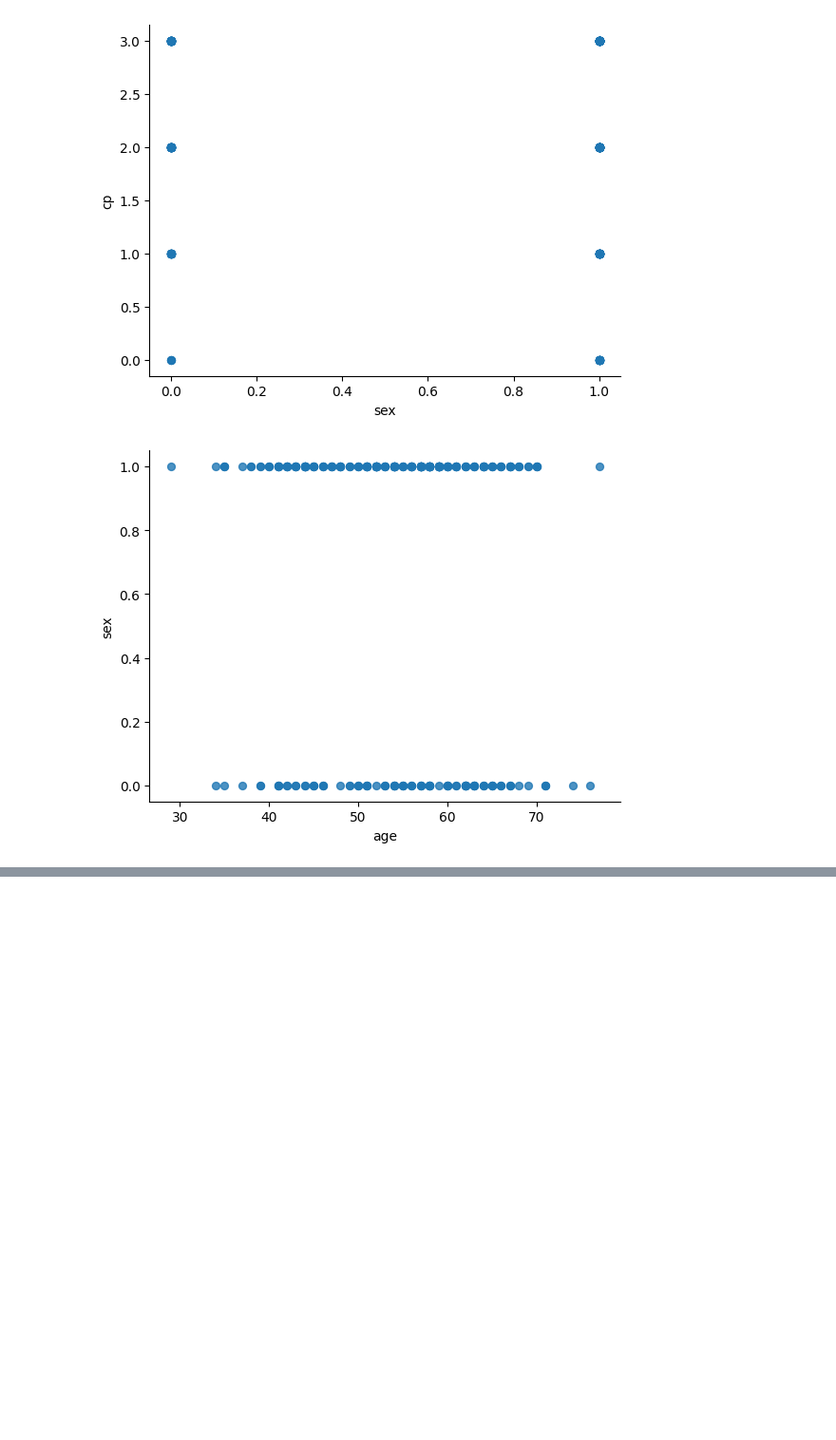
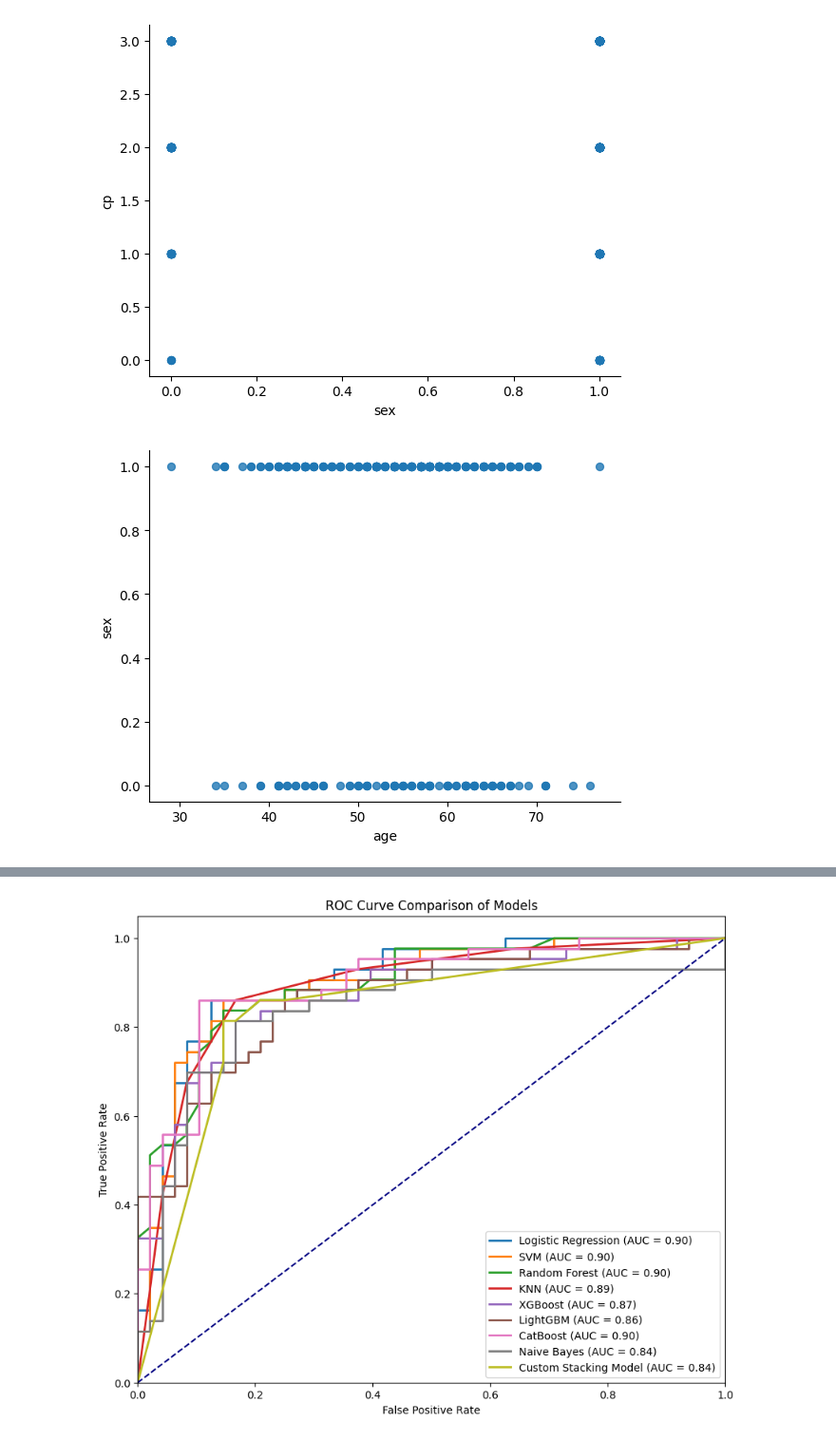
Before and after one commit to kushagra-a-singh/Cardiovascular-Diseases-Prediction, a Jupyter notebook: ML_HeartDisease.ipynb, the cells around one changed output, grey strips where cells are left out. Shown at 95% size. Cells and saved outputs as stored; diff of their text form; code cells hidden in the pictures; blank space fills up the shorter version.

Commit message:
added naive and plots with comparative analysis

```diff
--- a/ML_HeartDisease.ipynb
+++ b/ML_HeartDisease.ipynb
@@ -57,6 +84,13 @@ cleveland_df['thal'] = cleveland_df['thal'].map({1: 'normal', 2: 'fixed defect',
 # Handle categorical columns by encoding them to numbers
 cleveland_df = pd.get_dummies(cleveland_df, drop_first=True)
 
+# Replace whitespace in feature names with underscores
+cleveland_df.columns = cleveland_df.columns.str.replace(' ', '_')
+
+# Feature Engineering: Polynomial Features
+poly = PolynomialFeatures(degree=2, interaction_only=True, include_bias=False)
+X_poly = poly.fit_transform(cleveland_df.drop('target', axis=1))
+
 # Scaling the features (numerical columns)
 from sklearn.preprocessing import StandardScaler
 scaler = StandardScaler()
@@ -67,28 +101,111 @@ cleveland_df[numerical_columns] = scaler.fit_transform(cleveland_df[numerical_co
 X_cleveland = cleveland_df.drop('target', axis=1)
 y_cleveland = cleveland_df['target']
 # %%
+from sklearn.ensemble import StackingClassifier
+from sklearn.linear_model import LogisticRegression
+from sklearn.ensemble import RandomForestClassifier
+from sklearn.svm import SVC
+from sklearn.neighbors import KNeighborsClassifier
+from xgboost import XGBClassifier
+from lightgbm import LGBMClassifier
+from catboost import CatBoostClassifier
+from sklearn.metrics import classification_report, accuracy_score, roc_auc_score, confusion_matrix, roc_curve, auc
+import warnings
+warnings.filterwarnings('ignore', category=UserWarning)
+
 # Split the dataset into train and test sets
-from sklearn.model_selection import train_test_split
-
 X_train_cleveland, X_test_cleveland, y_train_cleveland, y_test_cleveland = train_test_split(X_cleveland, y_cleveland, test_size=0.3, random_state=42)
 
 # Define models
 models = {
     "Logistic Regression": LogisticRegression(),
     "SVM": SVC(probability=True),
-    "Random Forest": RandomForestClassifier(),
+    "Random Forest": RandomForestClassifier(n_estimators=100, max_depth=20, random_state=42),
     "KNN": KNeighborsClassifier(),
-    "XGBoost": GradientBoostingClassifier()
+    "XGBoost": xgb.XGBClassifier(n_estimators=100, learning_rate=0.1, max_depth=5, use_label_encoder=False, eval_metric='logloss'),
+    "LightGBM": LGBMClassifier(),
+    "CatBoost": CatBoostClassifier(silent=True),
+    "Naive Bayes": GaussianNB()
 }
 
 # Train and evaluate models on Cleveland dataset
+plt.figure(figsize=(10, 8))
+
 for model_name, model in models.items():
     model.fit(X_train_cleveland, y_train_cleveland)
     y_pred_cleveland = model.predict(X_test_cleveland)
+    y_pred_prob = model.predict_proba(X_test_cleveland)[:, 1]
+
+    # Calculate ROC curve and AUC
+    fpr, tpr, _ = roc_curve(y_test_cleveland, y_pred_prob)
+    roc_auc = auc(fpr, tpr)
+    plt.plot(fpr, tpr, lw=2, label=f'{model_name} (AUC = {roc_auc:.2f})')
     print(f"{model_name} on Cleveland Dataset:")
     print("Accuracy:", accuracy_score(y_test_cleveland, y_pred_cleveland))
     print("ROC AUC:", roc_auc_score(y_test_cleveland, model.predict_proba(X_test_cleveland)[:, 1]))
     print(classification_report(y_test_cleveland, y_pred_cleveland))
+
+# Train base models for stacking
+base_models = {
+    "Random Forest": RandomForestClassifier(n_estimators=100, max_depth=20, random_state=42),
+    "XGBoost": xgb.XGBClassifier(n_estimators=100, learning_rate=0.1, max_depth=5, use_label_encoder=False, eval_metric='logloss'),
+    "LightGBM": LGBMClassifier(),
+    "CatBoost": CatBoostClassifier(silent=True)
+}
+
+# Create a new dataset for stacking
+base_model_predictions_train = []
+base_model_predictions_test = []
+
+for model_name, model in base_models.items():
+    model.fit(X_train_cleveland, y_train_cleveland)
+    train_pred = model.predict(X_train_cleveland)
+    test_pred = model.predict(X_test_cleveland)
+    base_model_predictions_train.append(train_pred)
+    base_model_predictions_test.append(test_pred)
+
+# Convert predictions to DataFrame
+base_model_predictions_train = pd.DataFrame(base_model_predictions_train).T
+base_model_predictions_test = pd.DataFrame(base_model_predictions_test).T
+
+# Use Logistic Regression as the final estimator for stacking
+final_model = LogisticRegression()
+final_model.fit(base_model_predictions_train, y_train_cleveland)
+
+# Make final predictions
+y_pred_final = final_model.predict(base_model_predictions_test)
+
+# Calculate ROC curve and AUC for custom stacking model
+fpr, tpr, _ = roc_curve(y_test_cleveland, final_model.predict_proba(base_model_predictions_test)[:, 1])
+roc_auc = auc(fpr, tpr)
+
+# Now include custom stacking model ROC curve
+plt.plot(fpr, tpr, lw=2, label=f'Custom Stacking Model (AUC = {roc_auc:.2f})')
+
+# Add the diagonal line and finalize the plot
+plt.plot([0, 1], [0, 1], color='navy', linestyle='--')
+plt.xlim([0.0, 1.0])
+plt.ylim([0.0, 1.05])
+plt.xlabel('False Positive Rate')
+plt.ylabel('True Positive Rate')
+plt.title('ROC Curve Comparison of Models')
+plt.legend(loc='lower right')
+plt.show()
+
+# Visualizing the confusion matrix for the custom stacking model
+conf_matrix = confusion_matrix(y_test_cleveland, y_pred_final)
+plt.figure(figsize=(8, 6))
+sns.heatmap(conf_matrix, annot=True, fmt='d', cmap='Blues', xticklabels=['No Disease', 'Disease'], yticklabels=['No Disease', 'Disease'])
+plt.title('Confusion Matrix for Custom Stacking Model')
+plt.xlabel('Predicted')
+plt.ylabel('True')
+plt.show()
+
+# Calculate and print metrics for the custom stacking model
+print("Custom Stacking Model on Cleveland Dataset:")
+print("Accuracy:", accuracy_score(y_test_cleveland, y_pred_final))
+print("ROC AUC:", roc_auc_score(y_test_cleveland, final_model.predict_proba(base_model_predictions_test)[:, 1]))
+print(classification_report(y_test_cleveland, y_pred_final))
 # %% [output]
 Logistic Regression on Cleveland Dataset:
 Accuracy: 0.8021978021978022
@@ -109,0 +227 @@ weighted avg       0.80      0.80      0.80        91
+[figure, added]
```
Also changed, not shown: parts of 4 cells of this notebook.
